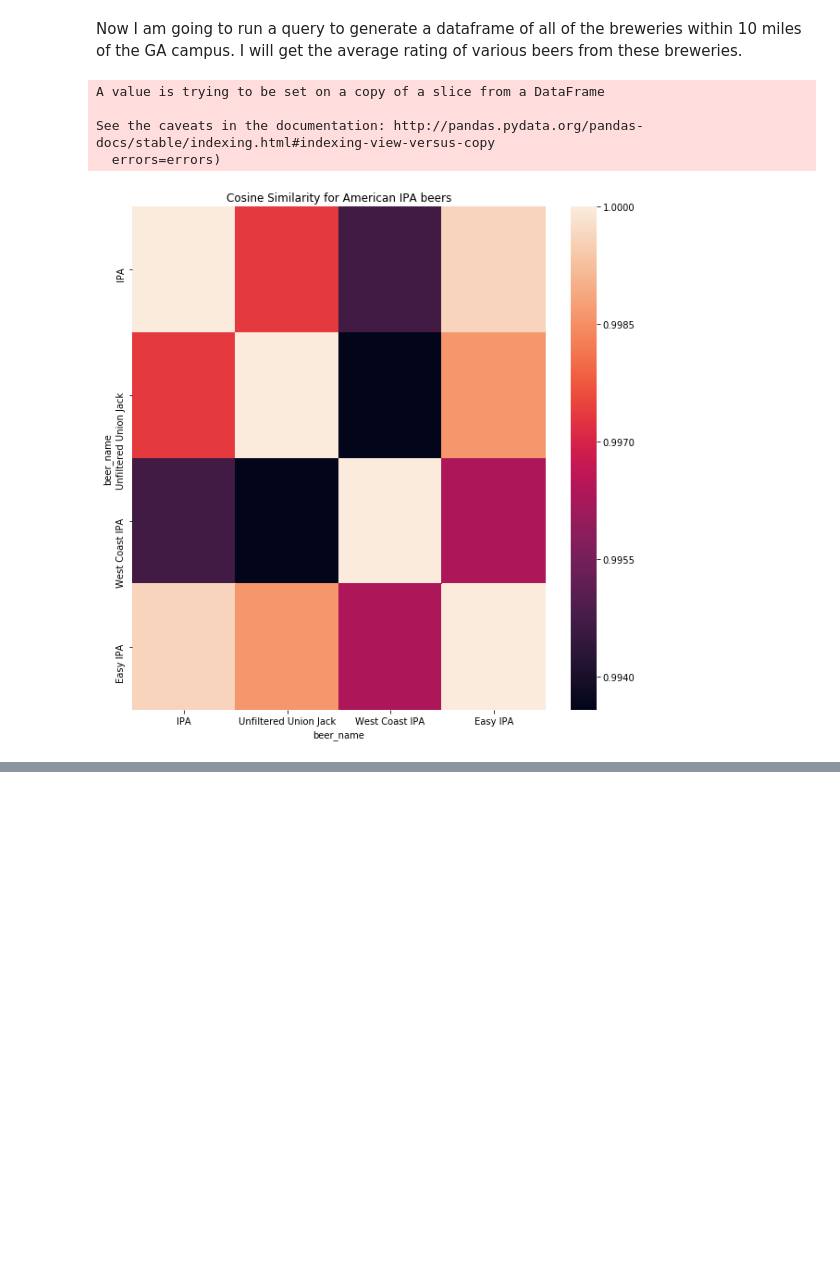
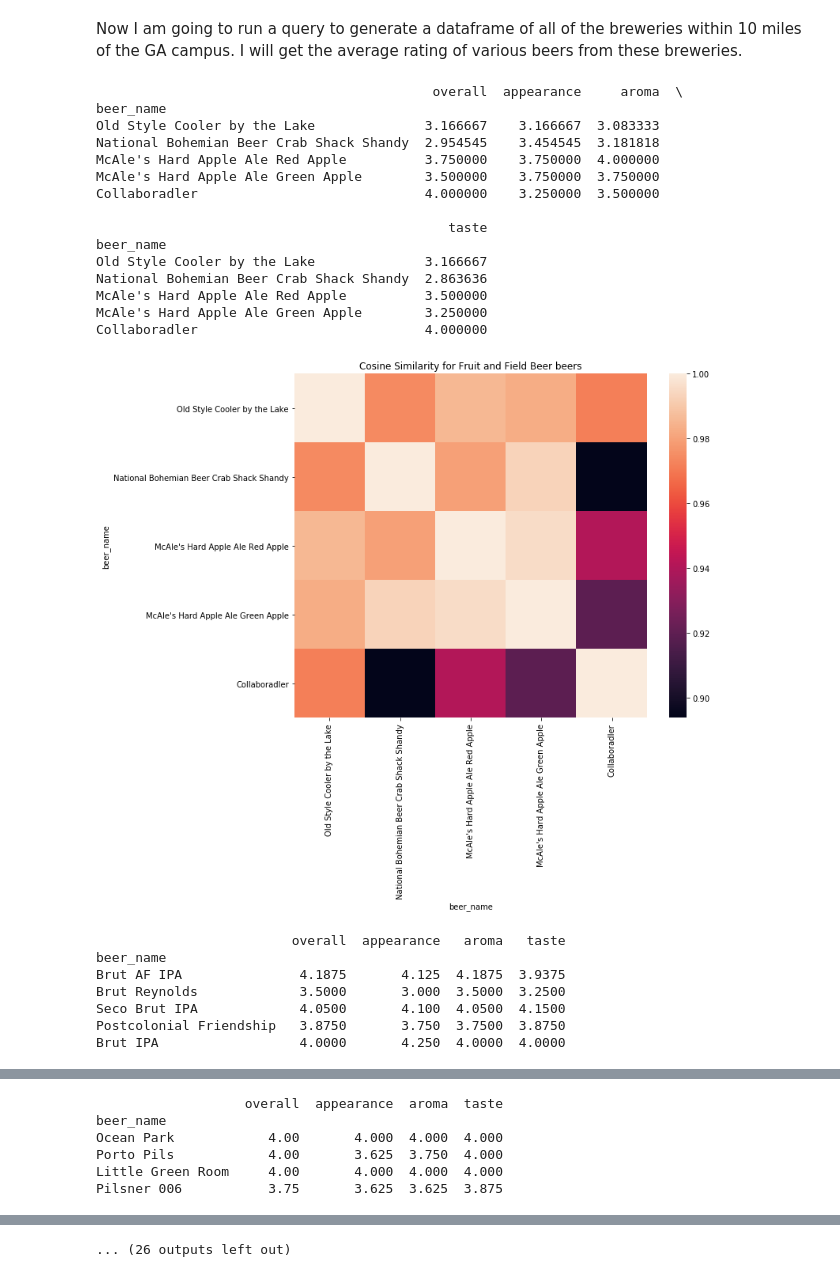
Before and after one commit to rajangdavis/getcraftbeer_eda, a Jupyter notebook: notebooks/Cosine Simularity Exploration.ipynb, the cells around one changed output, grey strips where cells are left out. Saved outputs shown, nothing was run; the diff lists cells and outputs as text; code cells hidden in the pictures; blank space fills up the shorter version.

```diff
--- a/notebooks/Cosine Simularity Exploration.ipynb
+++ b/notebooks/Cosine Simularity Exploration.ipynb
@@ -15,8 +16,8 @@ from sklearn.metrics.pairwise import cosine_similarity
 
 %matplotlib inline
 # %%
-pg_pass = os.environ['PG_PASS']
-engine = create_engine(f'postgresql://postgres:{pg_pass}@127.0.0.1:5432/craft_beer_development')
+pg_pass = os.environ['BEER_DB']
+engine = create_engine(pg_pass)
 # %% [markdown]
 Now I am going to run a query to generate a dataframe of all of the breweries within 10 miles of the GA campus. I will get the average rating of various beers from these breweries.
 # %%
@@ -48,26 +50,46 @@ ORDER BY distance;
 """
 # %%
 results = pd.read_sql(near_ga_beers_query, con=engine)
+# %%
+results.dropna(inplace=True)
 # %%
 scores = results[["overall", "appearance","aroma","taste","beer_name","style"]]
 
 for style in set(scores["style"].values):
     style_scores = scores[scores['style'] == style]
     style_scores.set_index('beer_name', inplace=True)
-    if style_scores.drop(columns="style").shape[0] >= 2:
+    if style_scores.drop(columns="style").shape[0] >= 2 and style_scores.shape != (2, 5):
         style_scores.drop(columns="style", inplace=True)
-        sim_matrix = cosine_similarity(style_scores,style_scores)
+        cubed_style_scores = np.power(style_scores, 3)
+        sim_matrix = cosine_similarity(cubed_style_scores, cubed_style_scores)
+        print(style_scores)
         beer_sim = pd.DataFrame(sim_matrix, columns=style_scores.index, index=style_scores.index)
-        plt.figure(figsize=(10,10))
-        plt.axes
-#         plt.axes.get_yaxis().set_visible(False)
+        plt.figure(figsize=(10,8))
         sns.heatmap(beer_sim)
         plt.title(f"Cosine Similarity for {style} beers")
         [print() for i in range(5)]
         plt.show()
 # %% [output]
-A value is trying to be set on a copy of a slice from a DataFrame
+                                           overall  appearance     aroma  \
+beer_name
+Old Style Cooler by the Lake              3.166667    3.166667  3.083333
+National Bohemian Beer Crab Shack Shandy  2.954545    3.454545  3.181818
+McAle's Hard Apple Ale Red Apple          3.750000    3.750000  4.000000
+McAle's Hard Apple Ale Green Apple        3.500000    3.750000  3.750000
+Collaboradler                             4.000000    3.250000  3.500000
 
-See the caveats in the documentation: http://pandas.pydata.org/pandas-docs/stable/indexing.html#indexing-view-versus-copy
-  errors=errors)
+                                             taste
+beer_name
+Old Style Cooler by the Lake              3.166667
+National Bohemian Beer Crab Shack Shandy  2.863636
+McAle's Hard Apple Ale Red Apple          3.500000
+McAle's Hard Apple Ale Green Apple        3.250000
+Collaboradler                             4.000000
-[figure, old version]
+[figure, new version]
+                         overall  appearance   aroma   taste
+beer_name
+Brut AF IPA               4.1875       4.125  4.1875  3.9375
+Brut Reynolds             3.5000       3.000  3.5000  3.2500
+Seco Brut IPA             4.0500       4.100  4.0500  4.1500
+Postcolonial Friendship   3.8750       3.750  3.7500  3.8750
+Brut IPA                  4.0000       4.250  4.0000  4.0000
@@ -74,0 +97,6 @@ See the caveats in the documentation: http://pandas.pydata.org/pandas-docs/stabl
+                   overall  appearance  aroma  taste
+beer_name
+Ocean Park            4.00       4.000  4.000  4.000
+Porto Pils            4.00       3.625  3.750  4.000
+Little Green Room     4.00       4.000  4.000  4.000
+Pilsner 006           3.75       3.625  3.625  3.875
@@ -83,0 +146 @@ See the caveats in the documentation: http://pandas.pydata.org/pandas-docs/stabl
+... (26 outputs left out)
```
Also changed, not shown: parts of 13 cells of this notebook, 1 other file.
